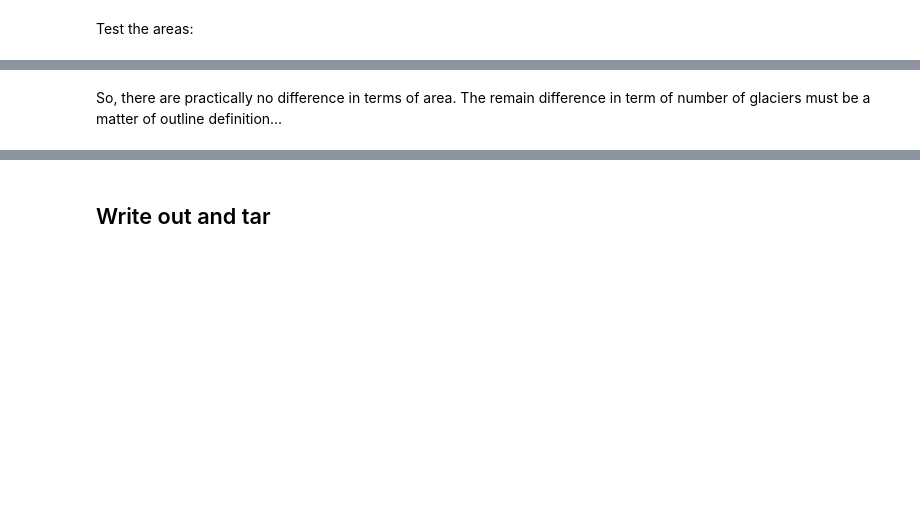
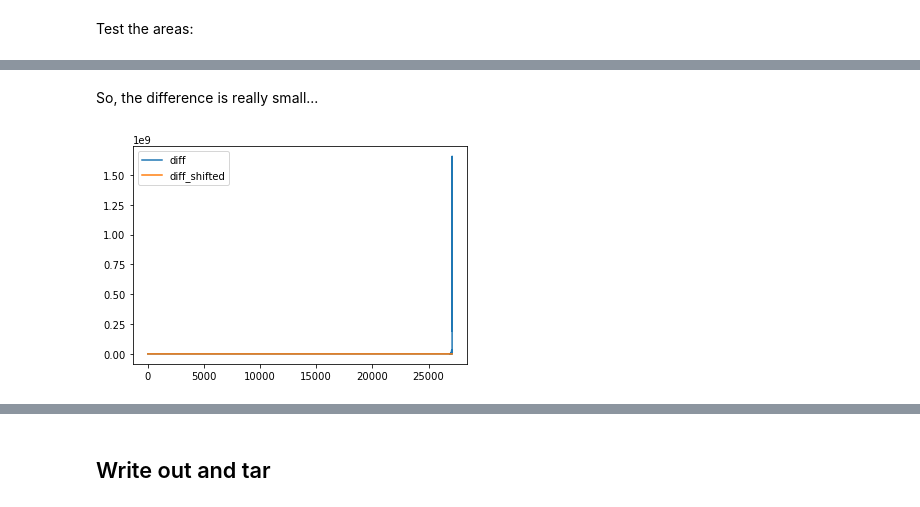
Before and after one commit to GLIMS-RGI/rgi7_scripts, a Jupyter notebook: outline_selection/RGI01.ipynb, the cells around one changed output, grey strips where cells are left out. Drawn from its saved outputs; the diff is of its cells as text; code cells hidden in the pictures; blank space fills up the shorter version.

```diff
--- a/outline_selection/RGI01.ipynb
+++ b/outline_selection/RGI01.ipynb
@@ -65,5 +74,6 @@ rgi6_cor = rgi6.loc[rgi6.RGIId != 'RGI60-01.05285']
 # %% [markdown]
 Test the areas:
 # %%
-rgi6['Area_us'] = rgi6.to_crs({'proj':'cea'}).area * 1e-6
+rgi6['Area_us'] = rgi6.to_crs({'proj':'cea'}).area
+rgi7['area'] = rgi7.to_crs({'proj':'cea'}).area
 # %%
@@ -79,2 +89,16 @@ diff areas RGI6 - RGI7 computed by us 0.4227204730559606
-# %% [markdown]
-So, there are practically no difference in terms of area. The remain difference in term of number of glaciers must be a matter of outline definition...
+# %% [markdown]
+So, the difference is really small...
+# %%
+rgi6_sorted = rgi6.sort_values(by='Area_us')
+rgi7_sorted = rgi7.sort_values(by='area')
+# %%
+rgi6_area = rgi6_sorted['Area_us'].values
+rgi7_area = rgi7_sorted['area'].values
+# %%
+tdf = pd.DataFrame()
+tdf['diff']= np.abs(rgi7_area - rgi6_area[:-1])
+tdf['diff_shifted'] = np.abs(rgi7_area - rgi6_area[1:])
+# %%
+tdf.plot();
+# %% [output]
+[figure, added]
```
Also changed, not shown: parts of 21 cells of this notebook, 3 other files.
